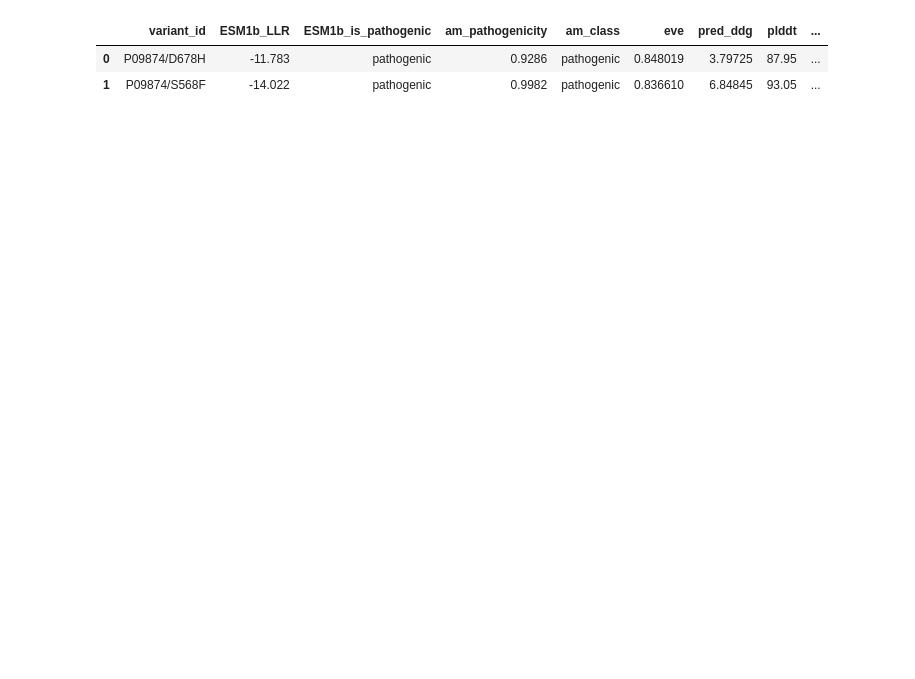
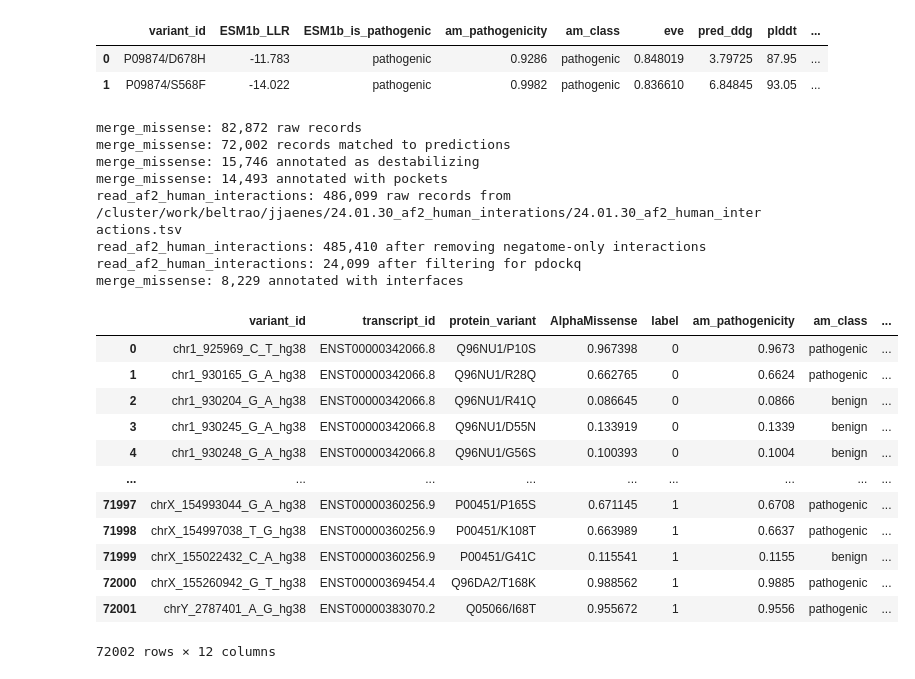
Before and after one commit to jurgjn/af2genomics, a Jupyter notebook: examples/missense/missense.ipynb, the cells around one changed output. Cells and saved outputs as stored; diff of their text form; code cells hidden in the pictures; blank space fills up the shorter version.

Commit message:
Query/enrichment for sets of variants/annotations

```diff
--- a/examples/missense/missense.ipynb
+++ b/examples/missense/missense.ipynb
@@ -3,17 +4,32 @@ import os, os.path, sqlite3, pandas as pd
-# %%
-def workpath(path):
-    #dir_ = os.path.dirname(__file__)
-    dir_ = '/cluster/work/beltrao/jjaenes'
-    return os.path.join(dir_, path)
-
-def query_missense(variants):
-    #https://stackoverflow.com/questions/28735213/pandas-read-sql-with-a-list-of-values-for-where-condition
-    with sqlite3.connect(workpath('23.11.01_human_protein_map/missense_23.11.1.sqlite')) as db:
-        df_ = pd.read_sql_query(sql='SELECT * FROM missense WHERE variant_id in ' + str(tuple(variants)), con=db)
-    return df_
-
-query_missense(['P09874/S568F', 'P09874/D678H'])
-# %% [output]
-|  | variant_id | ESM1b_LLR | ESM1b_is_pathogenic | am_pathogenicity | am_class | eve | pred_ddg | plddt | ... |
-| 0 | P09874/D678H | -11.783 | pathogenic | 0.9286 | pathogenic | 0.848019 | 3.79725 | 87.95 | ... |
-| 1 | P09874/S568F | -14.022 | pathogenic | 0.9982 | pathogenic | 0.836610 | 6.84845 | 93.05 | ... |
+# %%
+# Simple query
+query_missense(['P09874/S568F', 'P09874/D678H'])
+# %% [output]
+|  | variant_id | ESM1b_LLR | ESM1b_is_pathogenic | am_pathogenicity | am_class | eve | pred_ddg | plddt | ... |
+| 0 | P09874/D678H | -11.783 | pathogenic | 0.9286 | pathogenic | 0.848019 | 3.79725 | 87.95 | ... |
+| 1 | P09874/S568F | -14.022 | pathogenic | 0.9982 | pathogenic | 0.836610 | 6.84845 | 93.05 | ... |
+# %%
+frame_clinvar = merge_missense(read_Cheng2023_s5(), 'protein_variant')
+frame_clinvar
+# %% [output]
+merge_missense: 82,872 raw records
+merge_missense: 72,002 records matched to predictions
+merge_missense: 15,746 annotated as destabilizing
+merge_missense: 14,493 annotated with pockets
+read_af2_human_interactions: 486,099 raw records from /cluster/work/beltrao/jjaenes/24.01.30_af2_human_interations/24.01.30_af2_human_interactions.tsv
+read_af2_human_interactions: 485,410 after removing negatome-only interactions
+read_af2_human_interactions: 24,099 after filtering for pdockq
+merge_missense: 8,229 annotated with interfaces
+|  | variant_id | transcript_id | protein_variant | AlphaMissense | label | am_pathogenicity | am_class | ... |
+| 0 | chr1_925969_C_T_hg38 | ENST00000342066.8 | Q96NU1/P10S | 0.967398 | 0 | 0.9673 | pathogenic | ... |
+| 1 | chr1_930165_G_A_hg38 | ENST00000342066.8 | Q96NU1/R28Q | 0.662765 | 0 | 0.6624 | pathogenic | ... |
+| 2 | chr1_930204_G_A_hg38 | ENST00000342066.8 | Q96NU1/R41Q | 0.086645 | 0 | 0.0866 | benign | ... |
+| 3 | chr1_930245_G_A_hg38 | ENST00000342066.8 | Q96NU1/D55N | 0.133919 | 0 | 0.1339 | benign | ... |
+| 4 | chr1_930248_G_A_hg38 | ENST00000342066.8 | Q96NU1/G56S | 0.100393 | 0 | 0.1004 | benign | ... |
+| ... | ... | ... | ... | ... | ... | ... | ... | ... |
+| 71997 | chrX_154993044_G_A_hg38 | ENST00000360256.9 | P00451/P165S | 0.671145 | 1 | 0.6708 | pathogenic | ... |
+| 71998 | chrX_154997038_T_G_hg38 | ENST00000360256.9 | P00451/K108T | 0.663989 | 1 | 0.6637 | pathogenic | ... |
+| 71999 | chrX_155022432_C_A_hg38 | ENST00000360256.9 | P00451/G41C | 0.115541 | 1 | 0.1155 | benign | ... |
+| 72000 | chrX_155260942_G_T_hg38 | ENST00000369454.4 | Q96DA2/T168K | 0.988562 | 1 | 0.9885 | pathogenic | ... |
+| 72001 | chrY_2787401_A_G_hg38 | ENST00000383070.2 | Q05066/I68T | 0.955672 | 1 | 0.9556 | pathogenic | ... |
+72002 rows × 12 columns
```
Also changed, not shown: parts of 4 cells of this notebook, 2 other files.
